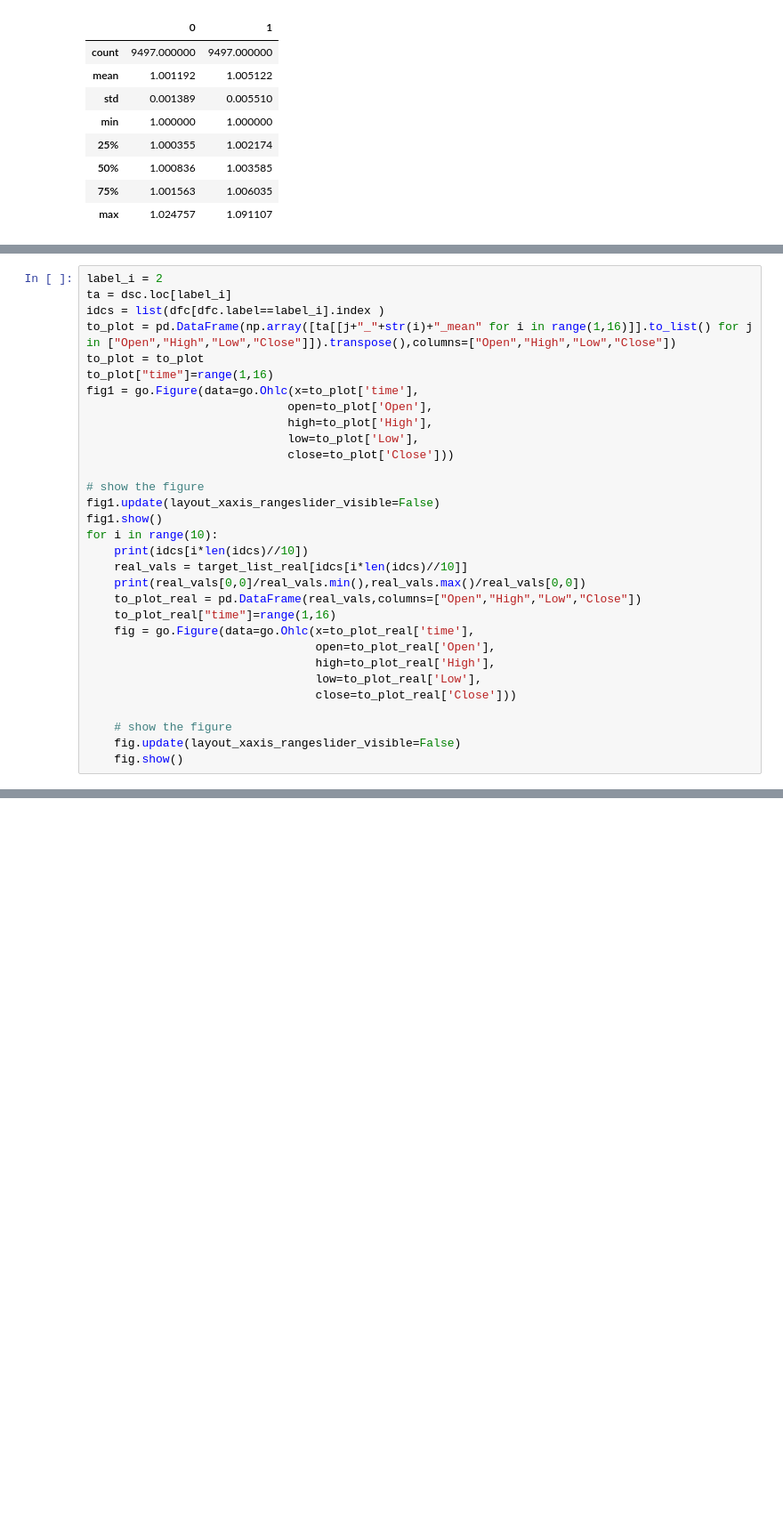
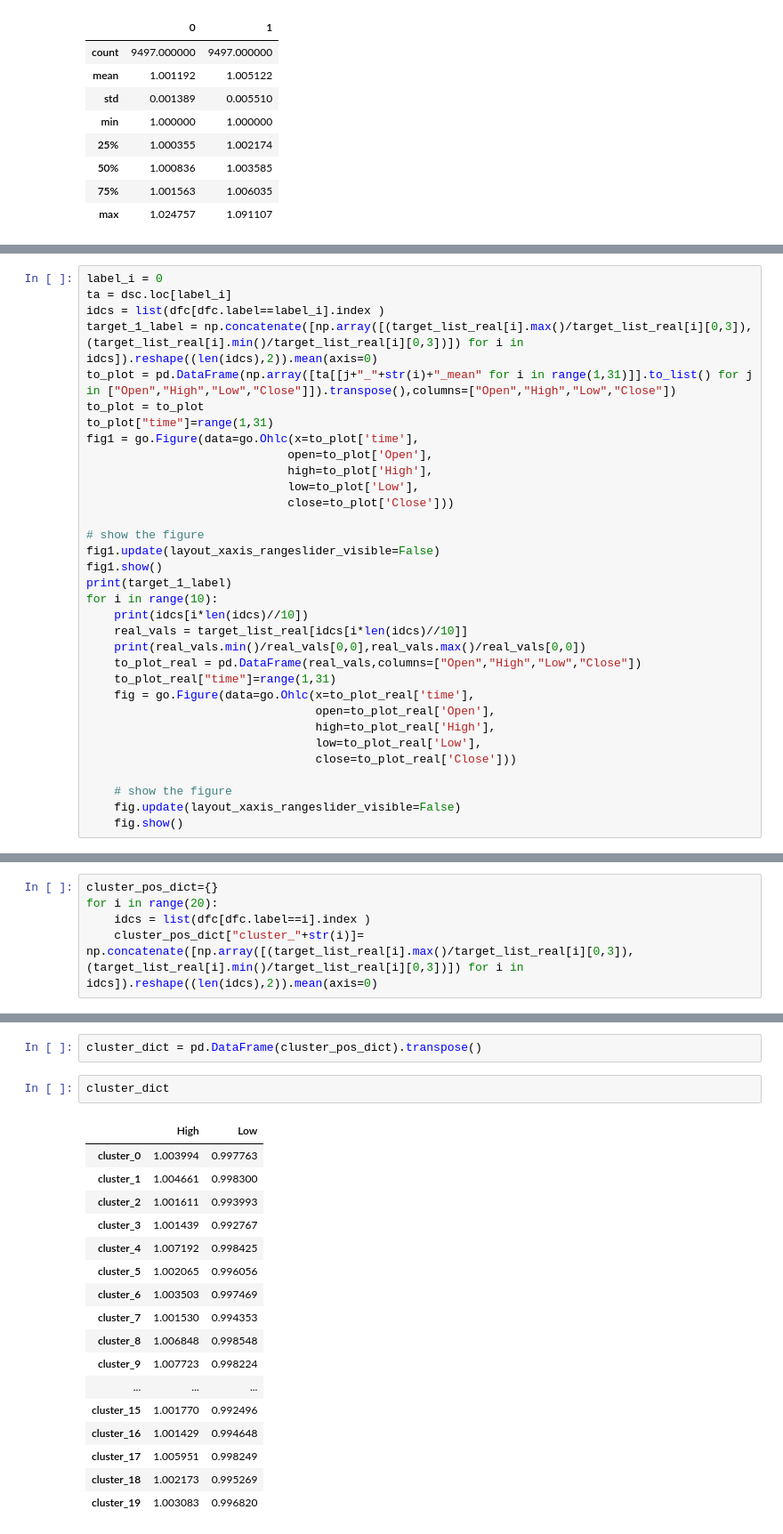
Before and after one commit to romantic-brutalist/hilbertCNN, a Jupyter notebook: dataprep.ipynb, the cells around one changed output, grey strips where cells are left out. Shown at 89% size. Saved outputs shown, nothing was run; the diff lists cells and outputs as text; blank space fills up the shorter version.

```diff
--- a/dataprep.ipynb
+++ b/dataprep.ipynb
@@ -323,10 +309,11 @@ pd.DataFrame([[target_list_real[i][0,0]/target_list_real[i].min(),target_list_re
 # %%
-label_i = 2
+label_i = 0
 ta = dsc.loc[label_i]
 idcs = list(dfc[dfc.label==label_i].index )
-to_plot = pd.DataFrame(np.array([ta[[j+"_"+str(i)+"_mean" for i in range(1,16)]].to_list() for j in ["Open","High","Low","Close"]]).transpose(),columns=["Open","High","Low","Close"])
+target_1_label = np.concatenate([np.array([(target_list_real[i].max()/target_list_real[i][0,3]),(target_list_real[i].min()/target_list_real[i][0,3])]) for i in idcs]).reshape((len(idcs),2)).mean(axis=0)
+to_plot = pd.DataFrame(np.array([ta[[j+"_"+str(i)+"_mean" for i in range(1,31)]].to_list() for j in ["Open","High","Low","Close"]]).transpose(),columns=["Open","High","Low","Close"])
 to_plot = to_plot
-to_plot["time"]=range(1,16)
+to_plot["time"]=range(1,31)
 fig1 = go.Figure(data=go.Ohlc(x=to_plot['time'],
                              open=to_plot['Open'],
                              high=to_plot['High'],
@@ -336,12 +323,13 @@ fig1 = go.Figure(data=go.Ohlc(x=to_plot['time'],
 # show the figure
 fig1.update(layout_xaxis_rangeslider_visible=False)
 fig1.show()
+print(target_1_label)
 for i in range(10):
     print(idcs[i*len(idcs)//10])
     real_vals = target_list_real[idcs[i*len(idcs)//10]]
-    print(real_vals[0,0]/real_vals.min(),real_vals.max()/real_vals[0,0])
+    print(real_vals.min()/real_vals[0,0],real_vals.max()/real_vals[0,0])
     to_plot_real = pd.DataFrame(real_vals,columns=["Open","High","Low","Close"])
-    to_plot_real["time"]=range(1,16)
+    to_plot_real["time"]=range(1,31)
     fig = go.Figure(data=go.Ohlc(x=to_plot_real['time'],
                                  open=to_plot_real['Open'],
                                  high=to_plot_real['High'],
@@ -373 +362,6 @@ for i in range(10):
 ... (9 outputs left out)
+# %%
+cluster_pos_dict={}
+for i in range(20):
+    idcs = list(dfc[dfc.label==i].index )
+    cluster_pos_dict["cluster_"+str(i)]= np.concatenate([np.array([(target_list_real[i].max()/target_list_real[i][0,3]),(target_list_real[i].min()/target_list_real[i][0,3])]) for i in idcs]).reshape((len(idcs),2)).mean(axis=0)
@@ -373,0 +384,22 @@ for i in range(10):
+# %%
+cluster_dict = pd.DataFrame(cluster_pos_dict).transpose()
+# %%
+cluster_dict
+# %% [output]
+|  | High | Low |
+| cluster_0 | 1.003994 | 0.997763 |
+| cluster_1 | 1.004661 | 0.998300 |
+| cluster_2 | 1.001611 | 0.993993 |
+| cluster_3 | 1.001439 | 0.992767 |
+| cluster_4 | 1.007192 | 0.998425 |
+| cluster_5 | 1.002065 | 0.996056 |
+| cluster_6 | 1.003503 | 0.997469 |
+| cluster_7 | 1.001530 | 0.994353 |
+| cluster_8 | 1.006848 | 0.998548 |
+| cluster_9 | 1.007723 | 0.998224 |
+| ... | ... | ... |
+| cluster_15 | 1.001770 | 0.992496 |
+| cluster_16 | 1.001429 | 0.994648 |
+| cluster_17 | 1.005951 | 0.998249 |
+| cluster_18 | 1.002173 | 0.995269 |
+| cluster_19 | 1.003083 | 0.996820 |
```
Also changed, not shown: parts of 38 cells of this notebook, 3 other files.
